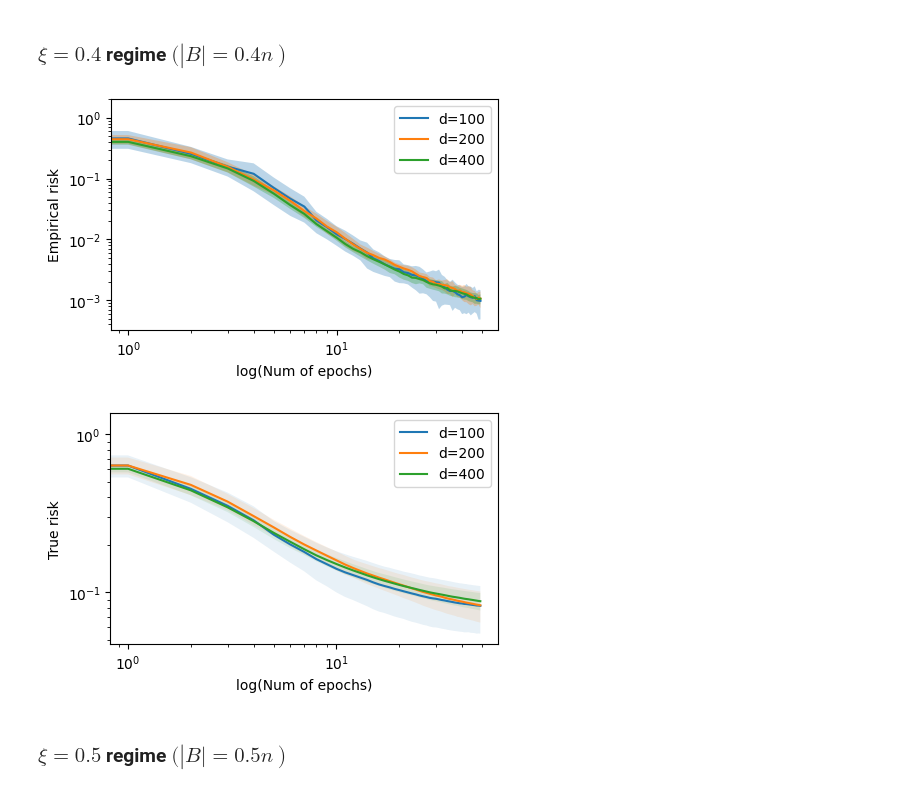
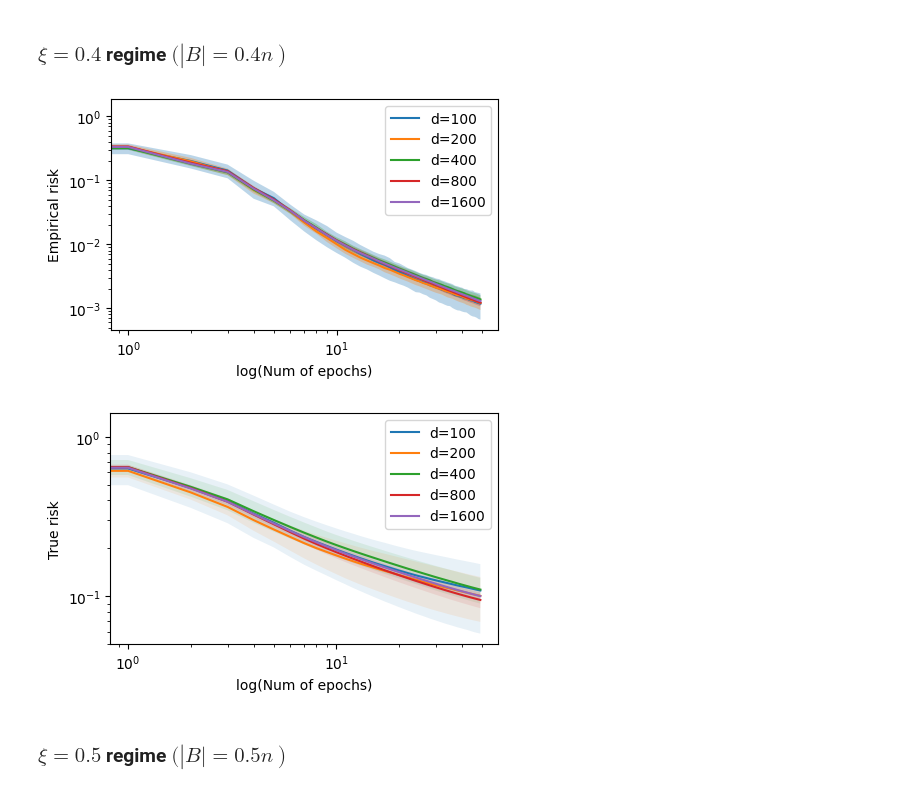
Before and after one commit to mikemikezhu/MATH562_FinalProject, a Jupyter notebook: component1/experiment_component1.ipynb, the cells around one changed output. Saved outputs shown, nothing was run; the diff lists cells and outputs as text; code cells hidden in the pictures.

Commit message:
Updated and reran plots for the optional experiemnt

```diff
--- a/component1/experiment_component1.ipynb
+++ b/component1/experiment_component1.ipynb
@@ -10,8 +10,8 @@ ERROR:root:No traceback has been produced, nothing to debug.
 ## Parameters
 # %%
 rho = 1
-d_list = [100, 200, 400]
-#d_list = [100, 200, 400, 800, 1600]
+#d_list = [100, 200, 400]
+d_list = [100, 200, 400, 800, 1600]
 num_runs = 10
 num_epochs = 50
 sigma2 = 0.01
@@ -120,10 +192,10 @@ main.plot_risk(d_list, rho, num_runs, num_epochs, sigma2, main.sgd_momentum_batc
 # %% [markdown]
 ### $\xi=0.4$ regime $ ( \left |B| = 0.4n \right )$
 # %%
-main.plot_risk(d_list, rho, num_runs, num_epochs, sigma2, main.sgd_momentum_batch_fixed_delta, gamma=lambda d:d**1, xi = 0.4, sigma_hat=cov_structures["identity"], step_type= "max")
+main.plot_risk(d_list, rho, num_runs, num_epochs, sigma2, main.sgd_momentum_batch_fixed_delta, gamma=lambda d:d**1, xi = 0.8, sigma_hat=cov_structures["identity"], step_type= "max")
 # %% [output]
-[figure, old version]
+[figure, new version]
-[figure, old version]
+[figure, new version]
 # %% [markdown]
 ### $\xi=0.5$ regime $ ( \left |B| = 0.5n \right )$
 # %%
```
Also changed, not shown: parts of 27 cells of this notebook, 1 other file.
